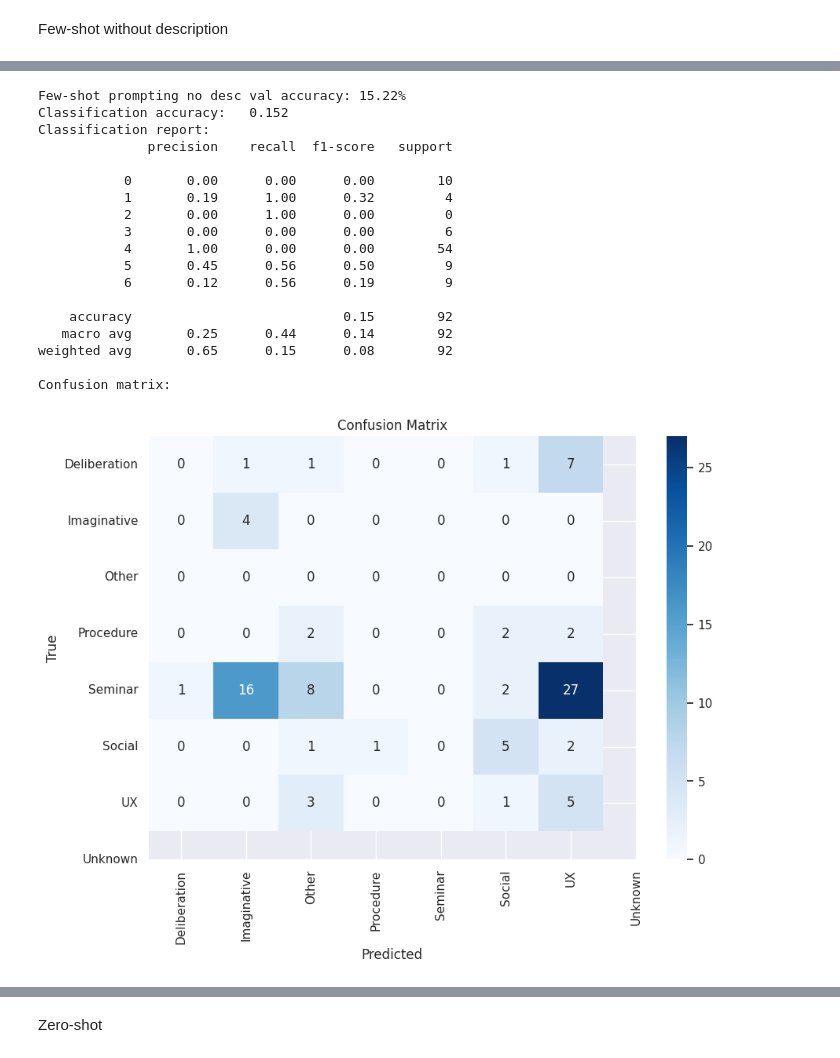
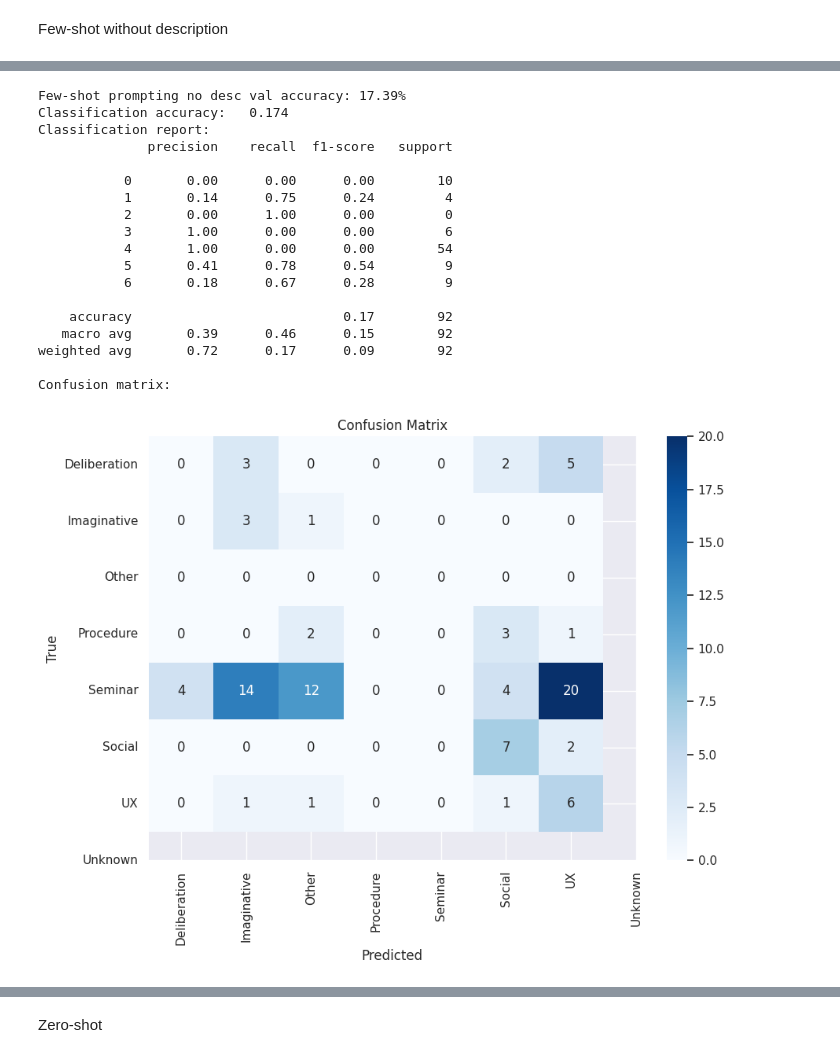
Before and after one commit to UL-FRI-NLP-2023-2024/ul-fri-nlp-course-project-azb, a Jupyter notebook: prompt_tuning/prompt_tuning.ipynb, the cells around one changed output, grey strips where cells are left out. Saved outputs shown, nothing was run; the diff lists cells and outputs as text; code cells hidden in the pictures.

Commit message:
prompting evaluation completed

```diff
--- a/prompt_tuning/prompt_tuning.ipynb
+++ b/prompt_tuning/prompt_tuning.ipynb
@@ -228,7 +228,7 @@ categoryToLabel = {
     'UX': 6
 }
 
-categoryToLabel = defaultdict(lambda: -1, categoryToLabel)
+categoryToLabel = defaultdict(lambda: 7, categoryToLabel)
 # %%
 def predict_category(prompt):
     generated_text = generate_text(prompt, max_new_tokens=5)
@@ -751,5 +751,5 @@ Confusion matrix:
 # %%
-predicted_labels, predicted_categories, wrong_predictions_text, wrong_predictions_true_labels, wrong_predictions_labels = evaluate_model(val_df)
+predicted_labels, predicted_categories, wrong_predictions_text, wrong_predictions_true_labels, wrong_predictions_labels = evaluate_model(val_df, use_category_desc=False)
 accuracy = calculate_accuracy(predicted_labels, actual_labels_val)
 print(f"Few-shot prompting no desc val accuracy: {accuracy * 100:.2f}%")
 
@@ -758,40 +758,40 @@ few_shot_no_desc_val_df['predicted'] = predicted_labels
 few_shot_no_desc_val_df['ground_truth'] = actual_labels_val
 few_shot_no_desc_val_df['predicted_text'] = predicted_categories
 few_shot_no_desc_val_df['ground_truth_text'] = list(map(lambda x: labelToCategory[x], actual_labels_val))
 few_shot_no_desc_val_df['text'] = val_df['text']
 
 few_shot_no_desc_val_df.to_pickle('./outputs/few_shot_no_desc_val_df.pkl')
 few_shot_no_desc_val_df.to_csv('./outputs/few_shot_no_desc_val_df.csv')
 
 score = metrics.accuracy_score(actual_labels_val, predicted_labels)
 print("Classification accuracy:   %0.3f" % score)
 
 print("Classification report:")
 print(metrics.classification_report(actual_labels_val, predicted_labels, zero_division=1))
 
 # Show confusion matrix
 print("Confusion matrix:")
 cm = metrics.confusion_matrix(actual_labels_val, predicted_labels)
 
 plot_confusion_matrix(actual_labels_val, predicted_labels)
 plot_dist_of_wrong_lengths(wrong_predictions_text, 'few shot no desc val prompting')
 # %% [output]
-Few-shot prompting no desc val accuracy: 15.22%
-Classification accuracy:   0.152
+Few-shot prompting no desc val accuracy: 17.39%
+Classification accuracy:   0.174
 Classification report:
               precision    recall  f1-score   support
 
            0       0.00      0.00      0.00        10
-           1       0.19      1.00      0.32         4
+           1       0.14      0.75      0.24         4
            2       0.00      1.00      0.00         0
-           3       0.00      0.00      0.00         6
+           3       1.00      0.00      0.00         6
            4       1.00      0.00      0.00        54
-           5       0.45      0.56      0.50         9
-           6       0.12      0.56      0.19         9
+           5       0.41      0.78      0.54         9
+           6       0.18      0.67      0.28         9
 
-    accuracy                           0.15        92
-   macro avg       0.25      0.44      0.14        92
-weighted avg       0.65      0.15      0.08        92
+    accuracy                           0.17        92
+   macro avg       0.39      0.46      0.15        92
+weighted avg       0.72      0.17      0.09        92
 
 Confusion matrix:
-[figure, old version]
+[figure, new version]
```
Also changed, not shown: parts of 20 cells of this notebook, 30 other files.
